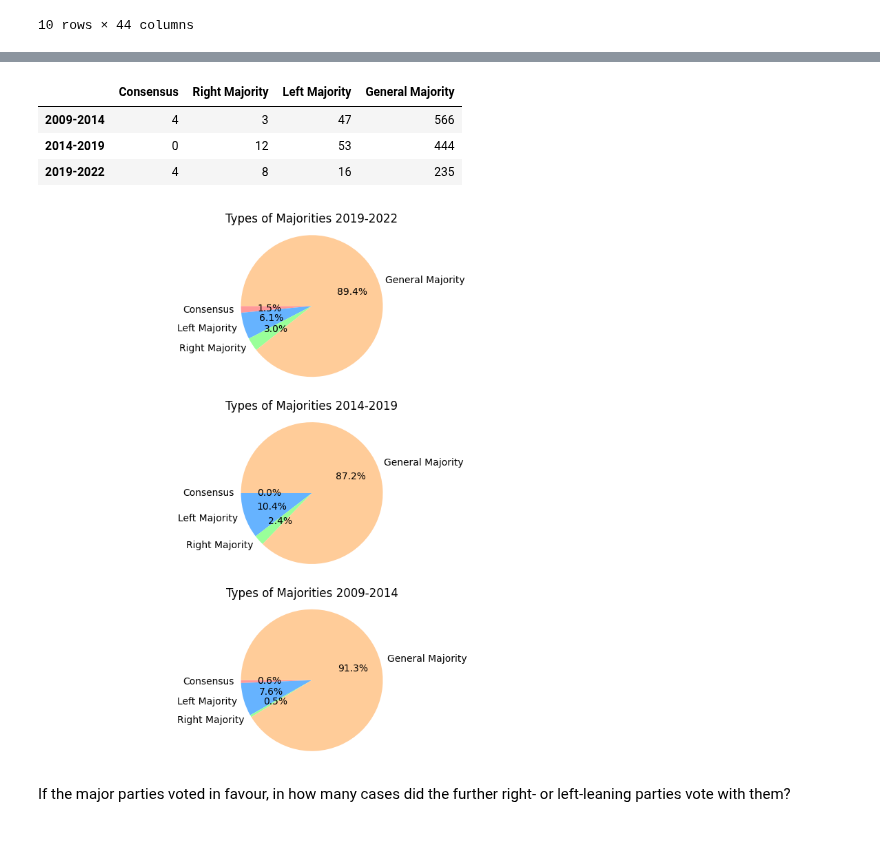
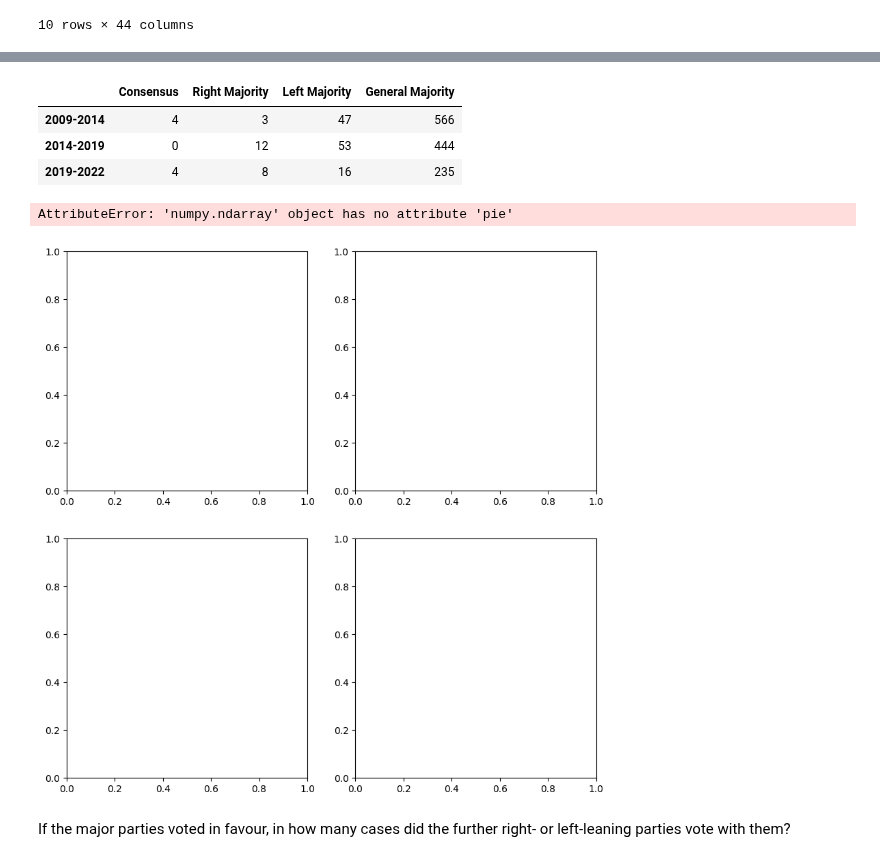
Before and after one commit to izu457/Thesis_Finetuning_GPT3.5_Political_Stance, a Jupyter notebook: EDA.ipynb, the cells around one changed output, grey strips where cells are left out. Saved outputs shown, nothing was run; the diff lists cells and outputs as text; code cells hidden in the pictures.

```diff
--- a/EDA.ipynb
+++ b/EDA.ipynb
@@ -710,3 +708,9 @@ voted_laws_consensus_EP7 = voted_laws_consensus_EP7.map(add_quotes)
 voted_laws_consensus_EP9.to_csv('data/processed_data/voted_laws_consensus_EP9.csv', index=False)
 voted_laws_consensus_EP8.to_csv('data/processed_data/voted_laws_consensus_EP8.csv', index=False)
 voted_laws_consensus_EP7.to_csv('data/processed_data/voted_laws_consensus_EP7.csv', index=False)
+# %%
+# read in voted_laws_consensus
+
+voted_laws_consensus_EP9 = pd.read_csv('data/processed_data/voted_laws_consensus_EP9.csv')
+voted_laws_consensus_EP8 = pd.read_csv('data/processed_data/voted_laws_consensus_EP8.csv')
+voted_laws_consensus_EP7 = pd.read_csv('data/processed_data/voted_laws_consensus_EP7.csv')
@@ -713,4 +749,6 @@ voted_laws_consensus_EP7.to_csv('data/processed_data/voted_laws_consensus_EP7.cs
 # %%
+import numpy as np
+
 # Create dataframe with number of laws with consensus, right majority, left majority and general majority per year
 consensus_EP9 = voted_laws_consensus_EP9['Consensus'].sum()
 right_majority_EP9 = voted_laws_consensus_EP9['Right Majority'].sum()
@@ -735,35 +773,36 @@ general_majority = [general_majority_EP7, general_majority_EP8, general_majority
 # combine to dataframe
 majorities = pd.DataFrame({'Consensus': consensus, 'Right Majority': right_majority, 'Left Majority': left_majority, 'General Majority': general_majority})
 majorities.index = ['2009-2014', '2014-2019', '2019-2022']
 display(majorities)
 
 # Plot a pie chart of the different types of majorities
-fig, axs = plt.subplots(3, 1, figsize=(10, 10))
+fig, axs = plt.subplots(2, 2, figsize=(10, 10))
 labels = ['Consensus', 'Left Majority', 'Right Majority', 'General Majority']
 sizes = [consensus_EP9, left_majority_EP9, right_majority_EP9, general_majority_EP9]
 colors = ['#ff9999','#66b3ff','#99ff99','#ffcc99']
 axs[0].pie(sizes, labels=labels, colors=colors, autopct='%1.1f%%', startangle=180)
 axs[0].set_title('Types of Majorities 2019-2022')
 axs[0].axis('equal')
 labels = ['Consensus', 'Left Majority', 'Right Majority', 'General Majority']
 sizes = [consensus_EP8, left_majority_EP8, right_majority_EP8, general_majority_EP8]
 colors = ['#ff9999','#66b3ff','#99ff99','#ffcc99']
 axs[1].pie(sizes, labels=labels, colors=colors, autopct='%1.1f%%', startangle=180)
 axs[1].set_title('Types of Majorities 2014-2019')
 axs[1].axis('equal')
 labels = ['Consensus', 'Left Majority', 'Right Majority', 'General Majority']
 sizes = [consensus_EP7, left_majority_EP7, right_majority_EP7, general_majority_EP7]
 colors = ['#ff9999','#66b3ff','#99ff99','#ffcc99']
 axs[2].pie(sizes, labels=labels, colors=colors, autopct='%1.1f%%', startangle=180)
 axs[2].set_title('Types of Majorities 2009-2014')
 axs[2].axis('equal')
 plt.show()
 # %% [output]
 |  | Consensus | Right Majority | Left Majority | General Majority |
 | 2009-2014 | 4 | 3 | 47 | 566 |
 | 2014-2019 | 0 | 12 | 53 | 444 |
 | 2019-2022 | 4 | 8 | 16 | 235 |
+AttributeError: 'numpy.ndarray' object has no attribute 'pie'
-[figure, old version]
+[figure, new version]
 # %% [markdown]
 If the major parties voted in favour, in how many cases did the further right- or left-leaning parties vote with them?
 # %%
```
Also changed, not shown: parts of 2 cells of this notebook, 34 other files.
